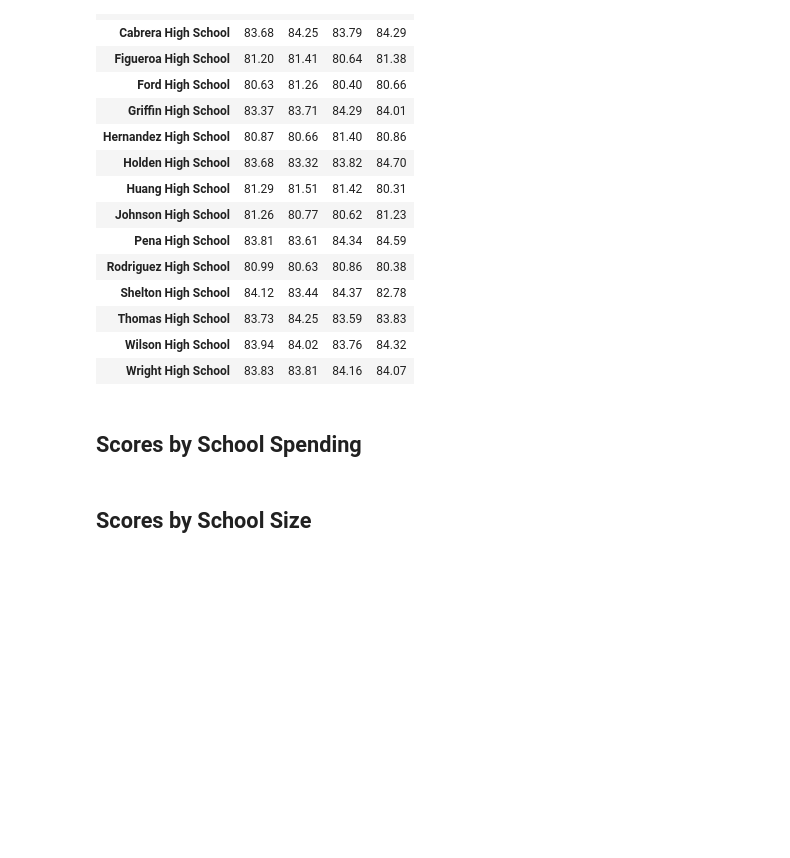
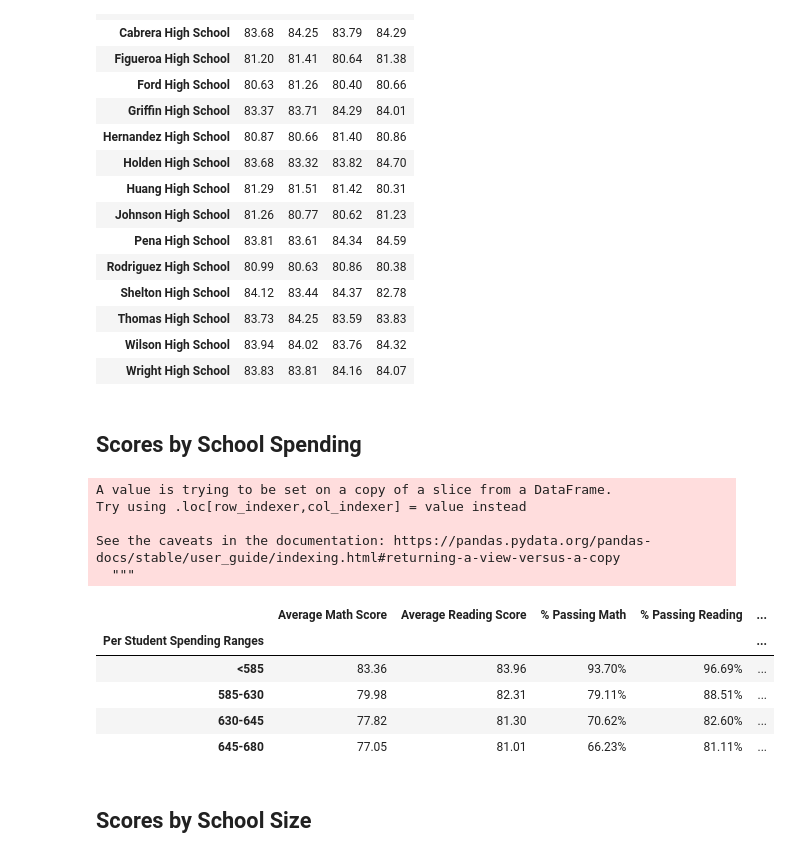
Before and after one commit to klharp/Pandas-PyCitySchools, a Jupyter notebook: PyCitySchools/PyCitySchools.ipynb, the cells around one changed output. Saved outputs shown, nothing was run; the diff lists cells and outputs as text; code cells hidden in the pictures; blank space fills up the shorter version.

```diff
--- a/PyCitySchools/PyCitySchools.ipynb
+++ b/PyCitySchools/PyCitySchools.ipynb
@@ -480,2 +450,57 @@ read_average_df
+# %%
+# Define bins and groups
+bins = [0, 584.9999, 629.9999, 644.9999, 679.9999]
+group_names = ["<585", "585-630", "630-645", "645-680"]
+
+scores_data_df["Per Student Spending Ranges"] = pd.cut(scores_data_df["Per Student Budget"], bins, labels=group_names)
+#scores_data_df
+# %% [output]
+A value is trying to be set on a copy of a slice from a DataFrame.
+Try using .loc[row_indexer,col_indexer] = value instead
+
+See the caveats in the documentation: https://pandas.pydata.org/pandas-docs/stable/user_guide/indexing.html#returning-a-view-versus-a-copy
+  """
+# %%
+# Group by spending ranges
+scores_data_grouped_df = scores_data_df.groupby("Per Student Spending Ranges")
+#scores_data_grouped_df.max()
+# %%
+# Recalculate averages and percentages
+mathaverage = scores_data_grouped_df["Student Math Score"].mean()
+readaverage = scores_data_grouped_df["Student Reading Score"].mean()
+mathpass = scores_data_grouped_df["% Passing Math"].mean()*100
+readpass = scores_data_grouped_df["% Passing Reading"].mean() *100
+mathreadpass = scores_data_grouped_df["% Overall Passing"].mean() *100
+# %%
+# Create df for scores data summary
+scores_data_summary = pd.DataFrame({"Average Math Score" : mathaverage,
+                                   "Average Reading Score": readaverage,
+                                   "% Passing Math": mathpass,
+                                   "% Passing Reading": readpass,
+                                   "% Overall Passing" : mathreadpass })
+# scores_data_summary
+# %%
+# Format the df
+scores_data_summary_format = scores_data_summary[["Average Math Score",
+                                   "Average Reading Score",
+                                   "% Passing Math",
+                                   "% Passing Reading",
+                                   "% Overall Passing" ]]
+# %%
+# Reading table formatting using map
+scores_data_summary_format["Average Math Score"] = scores_data_summary_format["Average Math Score"].map("{:.2f}".format)
+scores_data_summary_format["Average Reading Score"] = scores_data_summary_format["Average Reading Score"].map("{:.2f}".format)
+scores_data_summary_format["% Passing Math"] = scores_data_summary_format["% Passing Math"].map("{:.2f}%".format)
+scores_data_summary_format["% Passing Reading"] = scores_data_summary_format["% Passing Reading"].map("{:.2f}%".format)
+scores_data_summary_format["% Overall Passing"] = scores_data_summary_format["% Overall Passing"].map("{:.2f}%".format)
+
+scores_data_summary_format
+# %% [output]
+|  | Average Math Score | Average Reading Score | % Passing Math | % Passing Reading | ... |
+| Per Student Spending Ranges |  |  |  |  | ... |
+| <585 | 83.36 | 83.96 | 93.70% | 96.69% | ... |
+| 585-630 | 79.98 | 82.31 | 79.11% | 88.51% | ... |
+| 630-645 | 77.82 | 81.30 | 70.62% | 82.60% | ... |
+| 645-680 | 77.05 | 81.01 | 66.23% | 81.11% | ... |
 # %% [markdown]
 ## Scores by School Size
```
Also changed, not shown: parts of 38 cells of this notebook.
